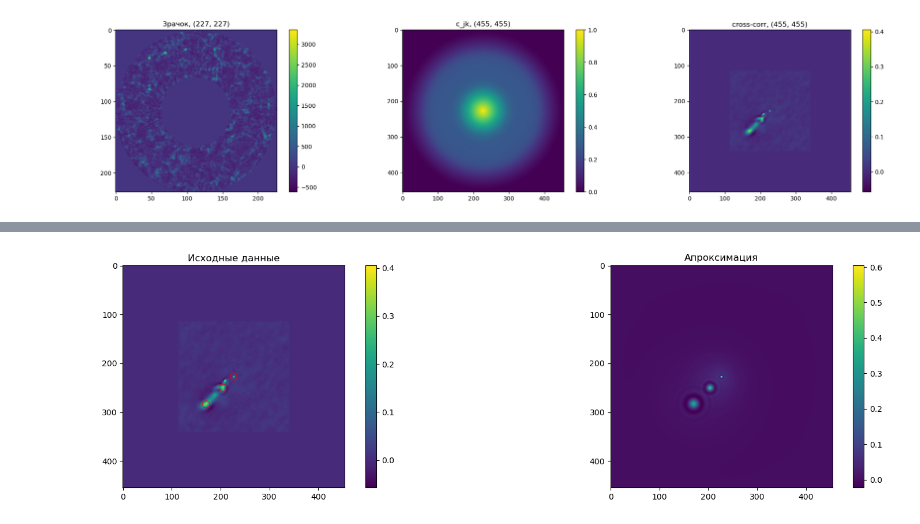
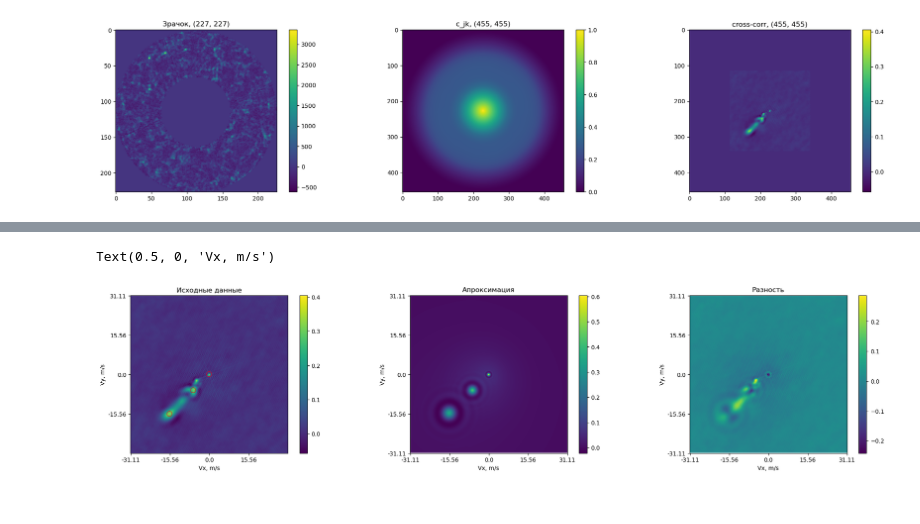
Before and after one commit to AntonMate/domecam, a Jupyter notebook: curvefitting.ipynb, the cells around one changed output, grey strips where cells are left out. Saved outputs shown, nothing was run; the diff lists cells and outputs as text; code cells hidden in the pictures.

```diff
--- a/curvefitting.ipynb
+++ b/curvefitting.ipynb
@@ -76,7 +76,7 @@ resp_f = np.loadtxt('C:/astro/resp_f.gz')
 D = 2.5
 latency = 4
 sec_per_frame = 0.01
-z = 2000
+z_0 = 2000
 Cn2 = 1*pow(10, -13)
 
 pupil = np.loadtxt('C:/astro/data.gz')
@@ -84,7 +84,6 @@ data = np.loadtxt('C:/astro/data_corr.gz')
 a = int(2*pupil.shape[0]+2 - data.shape[0])//2
 b = int(2*pupil.shape[1]+2 - data.shape[1])//2
 data = np.pad(data, ((a, a), (b, b)), 'constant', constant_values=(0))
-
 
 cjk, nx = c_jk(pupil, pupil.shape[0])
 f_scale = pupil.shape[0]/(D*nx)
@@ -96,8 +95,6 @@ fy = f_scale * yy
 
 f_11_3 = abs_f(fx, fy)
 A_f = aperture_func(fx, fy, delta)
-
-
 
 
 
@@ -190,8 +184,52 @@ def multi_speckle_fit(params=None):
 # %%
 # myParams = [(Vx, Vy, Cn2, z)]
-myParams = [(-7.5, -7.5, 1*pow(10, -12), 8000),
-            ( 0,   0,  1*pow(10, -12), 2000),
-            (-15, -15, 1*pow(10, -12), 8000)]
+myParams = [( 0,   0,   2.887430620123135e-12, z_0),
+            (-7.5, -7.5, 1*pow(10, -12), 12000),
+            (-15, -15,   1*pow(10, -12), 16000)]
 
-fit = multi_speckle_fit(params=myParams)
+fit, speckle_x, speckle_y = multi_speckle_fit(params=myParams)
+
+
+
+
+# ------------ Отрисовка ---------------------------
+fig, (ax, ax2, ax3) = plt.subplots(1, 3, figsize=(25, 5))
+
+cr = data[a:data.shape[0]-a, b:data.shape[1]-b].shape[0]//2 # центр изображения
+v = (D / pupil.shape[0]) / (latency * sec_per_frame)
+x = np.round(v*np.linspace(-pupil.shape[0]//2+1, pupil.shape[0]//2, 5), 2)
+y = np.round(v*np.linspace(-pupil.shape[0]//2+1, pupil.shape[0]//2, 5), 2)
+y = np.flipud(y)
+
+fig.colorbar(ax.imshow(data[a:data.shape[0]-a, b:data.shape[1]-b]), ax=ax)
+ax.set_title('Исходные данные')
+ax.set_xticks(np.linspace(0, data[a:data.shape[0]-a, b:data.shape[1]-b].shape[1], 5))
+ax.set_yticks(np.linspace(0, data[a:data.shape[0]-a, b:data.shape[1]-b].shape[0], 5))
+ax.set_xticklabels(x)
+ax.set_yticklabels(y)
+ax.set_ylabel('Vy, m/s')
+ax.set_xlabel('Vx, m/s')
+
+
+for i in range(len(speckle_x)):
+    ax.scatter(cr+speckle_x[i], cr-speckle_y[i], alpha=0.7, s=80, facecolors='none', edgecolors='r')
+
+fig.colorbar(ax2.imshow(fit[a:fit.shape[0]-a, b:fit.shape[1]-b]), ax=ax2)
+ax2.set_title('Апроксимация')
+ax2.set_xticks(np.linspace(0, fit[a:fit.shape[0]-a, b:fit.shape[1]-b].shape[1], 5))
+ax2.set_yticks(np.linspace(0, fit[a:fit.shape[0]-a, b:fit.shape[1]-b].shape[0], 5))
+ax2.set_xticklabels(x)
+ax2.set_yticklabels(y)
+ax2.set_ylabel('Vy, m/s')
+ax2.set_xlabel('Vx, m/s')
+
+fig.colorbar(ax3.imshow((data-fit)[a:data.shape[0]-a, b:data.shape[1]-b]), ax=ax3)
+ax3.set_title('Разность')
+ax3.set_xticks(np.linspace(0, (data-fit)[a:data.shape[0]-a, b:data.shape[1]-b].shape[1], 5))
+ax3.set_yticks(np.linspace(0, (data-fit)[a:data.shape[0]-a, b:data.shape[1]-b].shape[0], 5))
+ax3.set_xticklabels(x)
+ax3.set_yticklabels(y)
+ax3.set_ylabel('Vy, m/s')
+ax3.set_xlabel('Vx, m/s')
+# fig.savefig('C:/astro/approx.png', bbox_inches='tight')
 # %% [output]
@@ -215 +255,2 @@ Fitted parametrs: [-1.57978414e+01 -1.55240487e+01  6.21836149e-13  3.90940443e+
+Text(0.5, 0, 'Vx, m/s')
-[figure, old version]
+[figure, new version]
```
Also changed, not shown: parts of 2 cells of this notebook.
